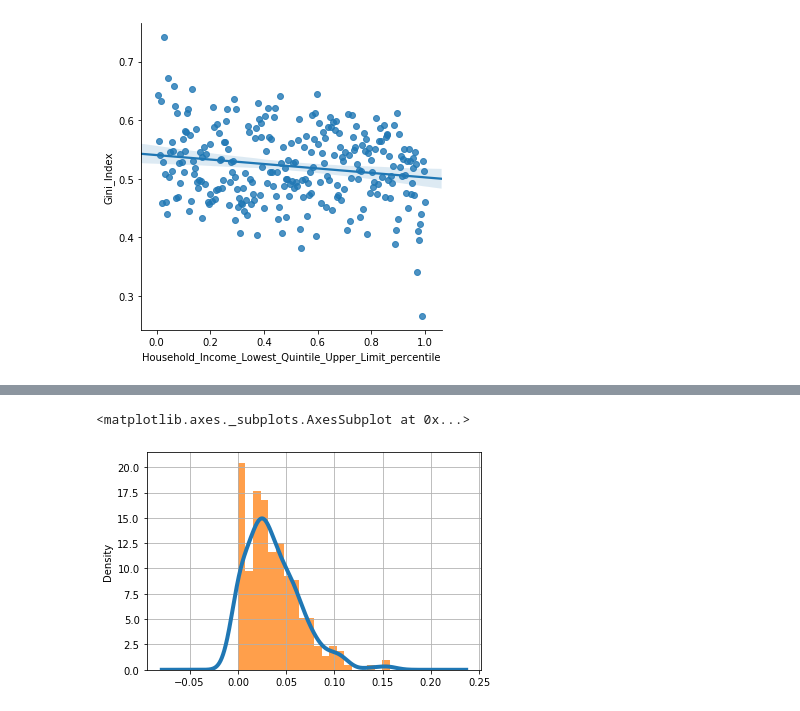
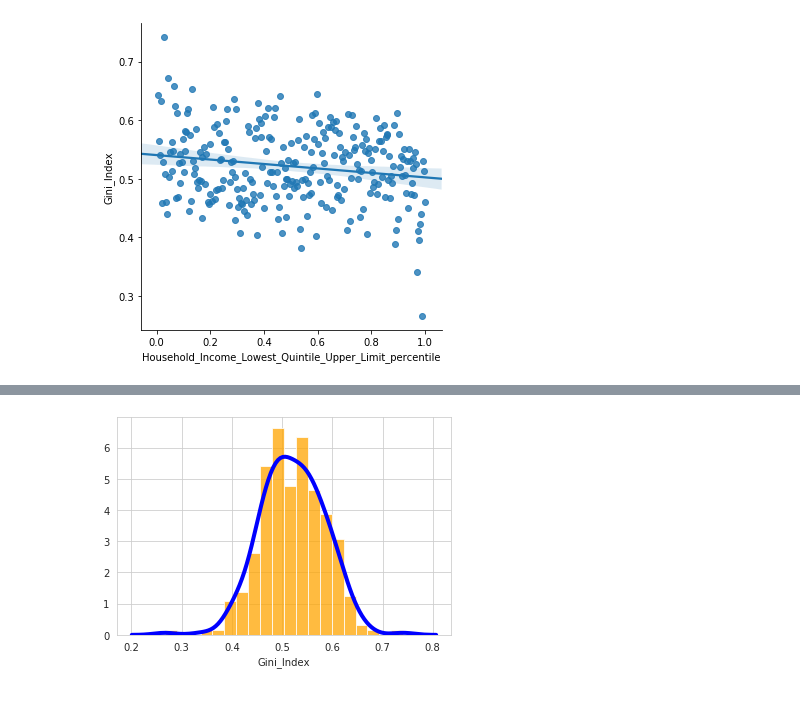
Before and after one commit to ipeirotis/census, a Jupyter notebook: Mapping_Variables_of_Interest.ipynb, the cells around one changed output, grey strips where cells are left out. Cells and saved outputs as stored; diff of their text form; code cells hidden in the pictures.

```diff
--- a/Mapping_Variables_of_Interest.ipynb
+++ b/Mapping_Variables_of_Interest.ipynb
@@ -228,8 +228,12 @@ sns.lmplot(data=test_df,x="Household_Income_Lowest_Quintile_Upper_Limit_percenti
 <seaborn.axisgrid.FacetGrid at 0x...>
 [figure]
 # %%
+sns.set_style("whitegrid")
+
 attr_to_plot='Gini_Index'
-sns.distplot(data=test_df, attr_to_plot)
+sns.distplot(test_df[attr_to_plot], bins=20,
+             kde_kws={"linewidth": 4, "color": "blue", "clip": (0,1)},
+             hist_kws={"color": "orange", "alpha": 0.75})
 #test_df[attr_to_plot].plot(kind='kde', linewidth=4)
 #test_df[attr_to_plot].hist(bins=20,alpha=0.75,density=True)
 # %% [output]
@@ -237,7 +241 @@ SyntaxError: positional argument follows keyword argument (<ipython-input-59-ad1
+[figure, added]
-# %%
-attr_to_plot='prob_woman_gave_birth'
-test_df[attr_to_plot].plot(kind='kde', linewidth=4)
-test_df[attr_to_plot].hist(bins=20,alpha=0.75,density=True)
-# %% [output]
-<matplotlib.axes._subplots.AxesSubplot at 0x...>
-[figure, removed]
```
Also changed, not shown: parts of 6 cells of this notebook, 1 other file.
